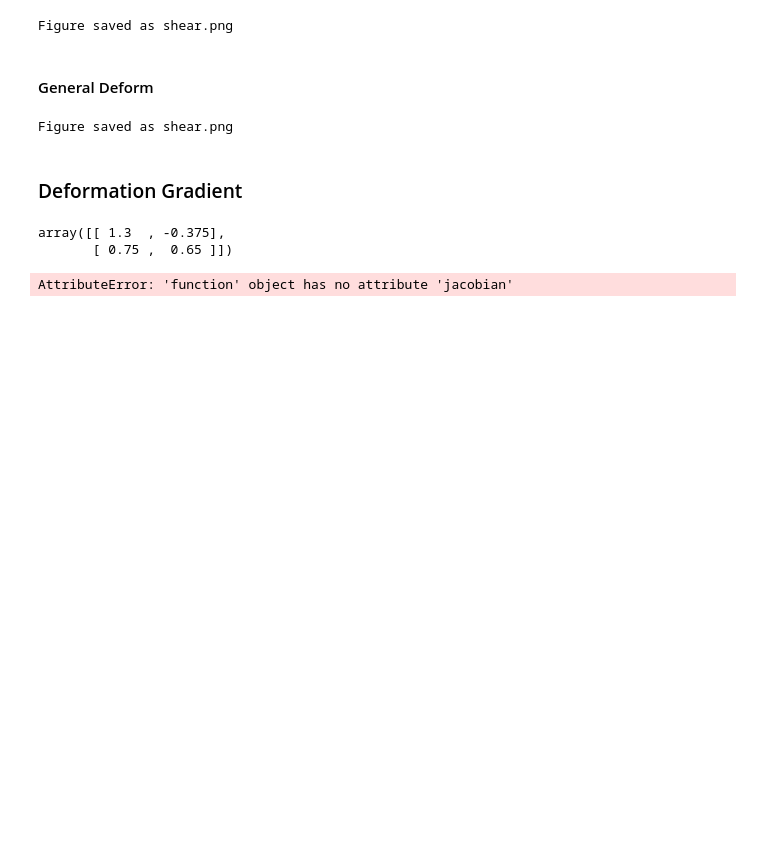
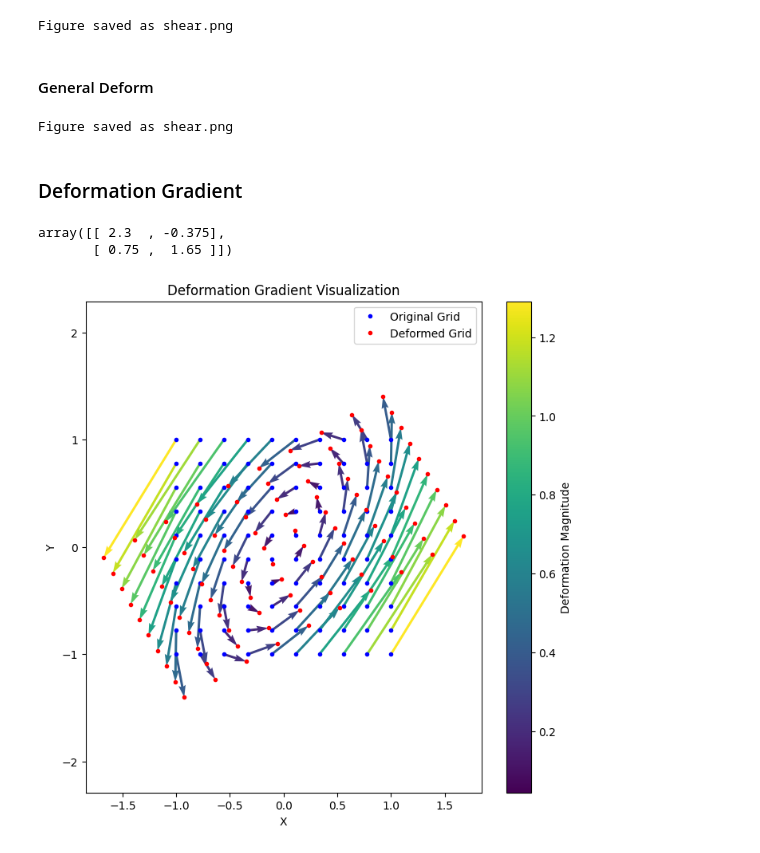
Before and after one commit to Xiaowen2024/GraphicsResearch, a Jupyter notebook: visualization/striain_stress_visualizer.ipynb, the cells around one changed output. Saved outputs shown, nothing was run; the diff lists cells and outputs as text; code cells hidden in the pictures; blank space fills up the shorter version.

Commit message:
added strain and stress visualization

```diff
--- a/visualization/striain_stress_visualizer.ipynb
+++ b/visualization/striain_stress_visualizer.ipynb
@@ -108,18 +108,60 @@ def deform(coords):
     y_out = 0.75 * x + 0.65 * y
     return np.array([x_out, y_out])
 
+
+def shear(coords):
+    x, y = coords
+    x_out = x + y
+    y_out = 0.5 * x + y
+    return np.array([x_out, y_out])
+
+
 def calculate_deformation_tensor(deform_function):
     gradient_function = jacobian(deform_function)
-    identity_matrix = np.eye(2)
-    return gradient_function + identity_matrix
+    return gradient_function
 
 F = calculate_deformation_tensor(deform)
 coords = np.array([1.0, 1.0])
-F(coords)
+F(coords) + np.eye(2)
 # %% [output]
-array([[ 1.3  , -0.375],
-       [ 0.75 ,  0.65 ]])
+array([[ 2.3  , -0.375],
+       [ 0.75 ,  1.65 ]])
-# %%
-calculate_deformation_tensor(simple_strecth)
-# %% [output]
-AttributeError: 'function' object has no attribute 'jacobian'
+# %%
+import matplotlib.pyplot as plt
+
+def visualize_deformation(deform_function):
+    F = calculate_deformation_tensor(deform_function)
+
+    # Generate a grid of points in the original space
+    x_vals, y_vals = np.linspace(-1, 1, 10), np.linspace(-1, 1, 10)
+    X, Y = np.meshgrid(x_vals, y_vals)
+    coords_grid = np.stack([X.ravel(), Y.ravel()], axis=-1)
+
+    # Calculate the deformation (displaced points) and gradients at each point in the grid
+    deformed_points = np.array([deform_function(coord) for coord in coords_grid])
+    deformation_gradients = np.array([F(coord) + np.eye(2) for coord in coords_grid])
+
+    # Calculate displacements and magnitudes for each point in the grid
+    displacements = deformed_points - coords_grid
+    magnitude = np.linalg.norm(displacements, axis=1)
+
+    # Plotting the deformation field
+    plt.figure(figsize=(8, 8))
+    plt.quiver(coords_grid[:, 0], coords_grid[:, 1],
+            displacements[:, 0], displacements[:, 1],
+            magnitude, angles='xy', scale_units='xy', scale=1, cmap="viridis")
+
+    # Plot original and deformed points for reference
+    plt.plot(coords_grid[:, 0], coords_grid[:, 1], 'bo', markersize=3, label="Original Grid")
+    plt.plot(deformed_points[:, 0], deformed_points[:, 1], 'ro', markersize=3, label="Deformed Grid")
+    plt.colorbar(label="Deformation Magnitude")
+    plt.axis('equal')
+    plt.xlabel("X")
+    plt.ylabel("Y")
+    plt.title("Deformation Gradient Visualization")
+    plt.legend()
+    plt.show()
+# %%
+visualize_deformation(deform1)
+# %% [output]
+[figure, added]
```
Also changed, not shown: parts of 4 cells of this notebook.
